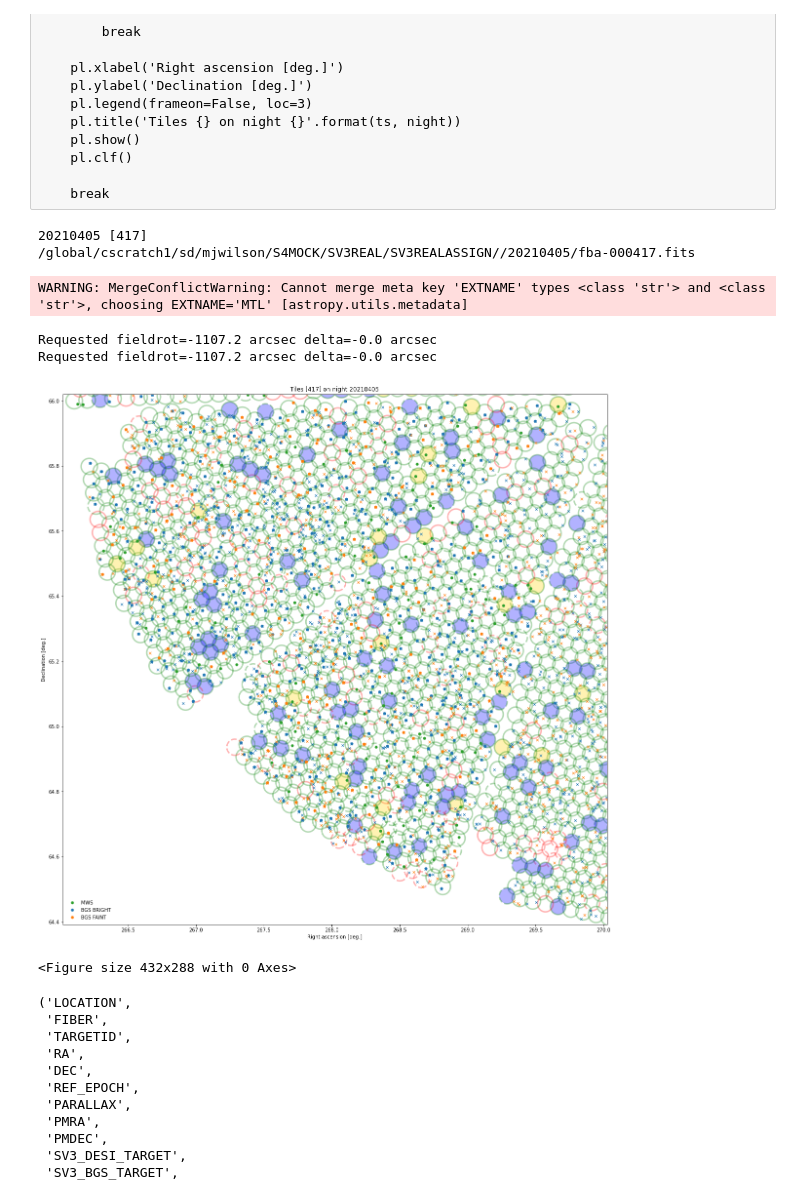
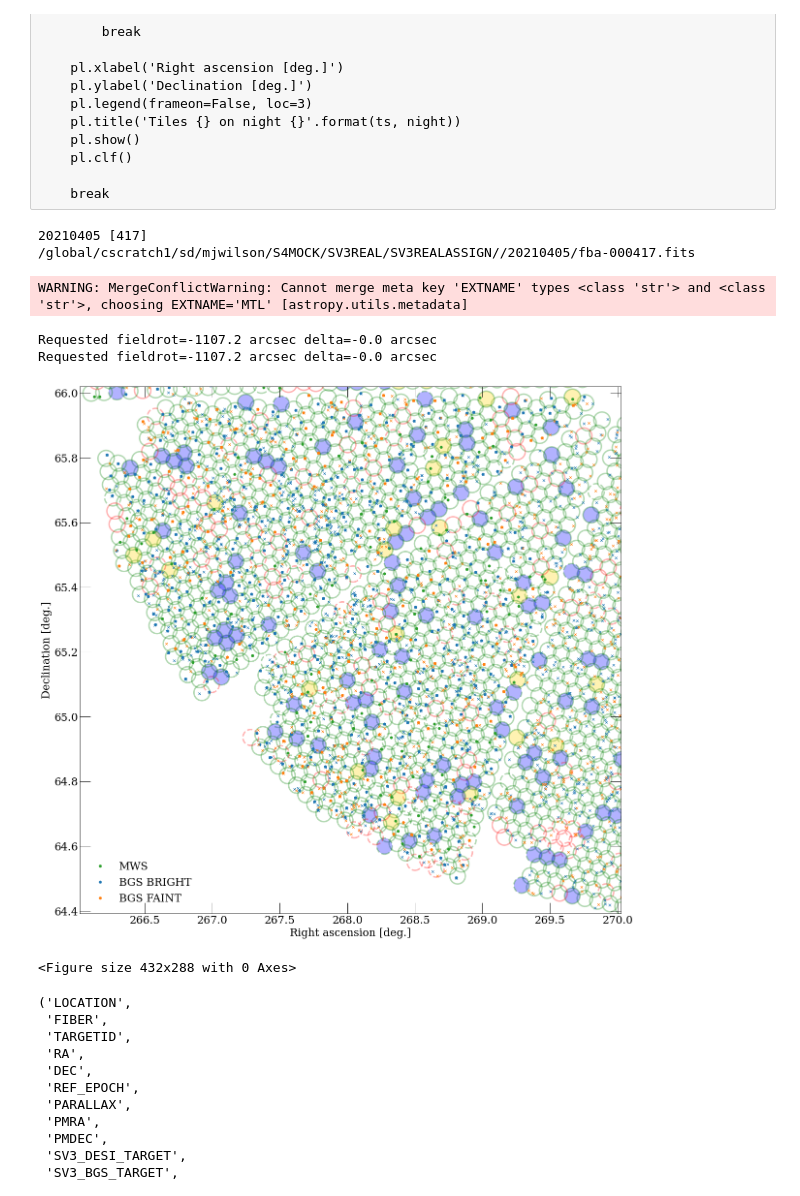
Before and after one commit to michaelJwilson/S4Mock, a Jupyter notebook: fatile_plot.ipynb, the cells around one changed output. Drawn from its saved outputs; the diff is of its cells as text; code cells hidden in the pictures.

```diff
--- a/fatile_plot.ipynb
+++ b/fatile_plot.ipynb
@@ -100,3 +100,7 @@ WARNING: MergeConflictWarning: Cannot merge meta key 'FILEHPX' types <class 'int
 WARNING: MergeConflictWarning: Cannot merge meta key 'FILEHPX' types <class 'int'> and <class 'int'>, choosing FILEHPX=2600 [astropy.utils.metadata]
 WARNING: MergeConflictWarning: Cannot merge meta key 'FILEHPX' types <class 'int'> and <class 'int'>, choosing FILEHPX=2356 [astropy.utils.metadata]
 WARNING: MergeConflictWarning: Cannot merge meta key 'FILEHPX' types <class 'int'> and <class 'int'>, choosing FILEHPX=6481 [astropy.utils.metadata]
+# %%
+fbas      = sorted(glob.glob(root + '/' + '20210405' + '/fba-*.fits'))
+x = fits.open(fbas[0])
+x[1].data
@@ -353,6 +389,16 @@ rundate        = '2019-03-17T23:20:01'
 
 hw             = load_hardware(rundate=rundate)
 # %%
+plt.rc('xtick',direction='in',labelsize=22,top=True)
+plt.rc('ytick',direction='in',labelsize=22, right = True)
+plt.rc('xtick.major',size = 22)
+plt.rc('xtick.minor',size = 6)
+plt.rc('ytick.major',size = 22)
+plt.rc('ytick.minor',size = 6)
+plt.rc('axes', labelsize = 22)
+plt.rc('legend',fontsize=22)
+plt.rc('font', family='serif',size=20)
+
 for night in nights:
     fbas      = sorted(glob.glob(root + '/' + night + '/fba-*.fits'))
     ts        = np.array([x.split('/')[-1].replace('.fits','').replace('fba-','') for x in fbas]).astype(np.int64)
@@ -543,35 +589,37 @@ for night in nights:
             is_type = (favl['SV3_BGS_TARGET'].data & bgs_mask['BGS_{}'.format(ttype)]) != 0
             is_type = is_type & ~favl['RA'].mask
             is_type = is_type & ~np.isin(favl['TARGETID'].data, tids)
 
             axes[i].plot(favl['RA'].data[is_type].data, favl['DEC'].data[is_type].data, marker='x', lw=0.0, markersize=5, alpha=1., c=colors[itype], label='')
 
         left=tra-tile_radii / np.cos(np.radians(tdec))
         bottom=tdec-tile_radii
 
         axes[i].set_xlim(right=tra, left=left)
         axes[i].set_ylim(top=tdec, bottom=bottom)
 
         handles, labels = axes[i].get_legend_handles_labels()
         unique = [(h, l) for i, (h, l) in enumerate(zip(handles, labels)) if l not in labels[:i]]
         axes[i].legend(*zip(*unique), frameon=False)
 
         break
 
     pl.xlabel('Right ascension [deg.]')
     pl.ylabel('Declination [deg.]')
-    pl.title('Tiles {} on night {}'.format(ts, night))
+    #pl.title('Tiles {} on night {}'.format(ts, night))
+    pl.savefig('FBA_plot.png')
     pl.show()
     pl.clf()
 
+
     break
 # %% [output]
 20210405 [417]
 /global/cscratch1/sd/mjwilson/S4MOCK/SV3REAL/SV3REALASSIGN//20210405/fba-000417.fits
 WARNING: MergeConflictWarning: Cannot merge meta key 'EXTNAME' types <class 'str'> and <class 'str'>, choosing EXTNAME='MTL' [astropy.utils.metadata]
 Requested fieldrot=-1107.2 arcsec delta=-0.0 arcsec
 Requested fieldrot=-1107.2 arcsec delta=-0.0 arcsec
-[figure, old version]
+[figure, new version]
 <Figure size 432x288 with 0 Axes>
 # %%
 favl.dtype.names
```
Also changed, not shown: parts of 2 cells of this notebook, 9 other files.
